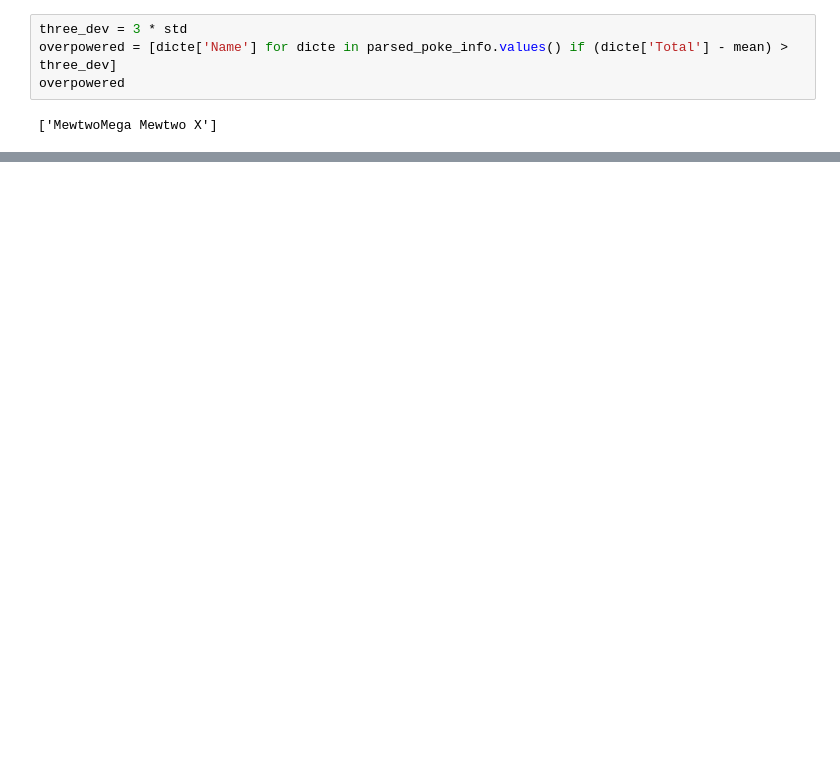
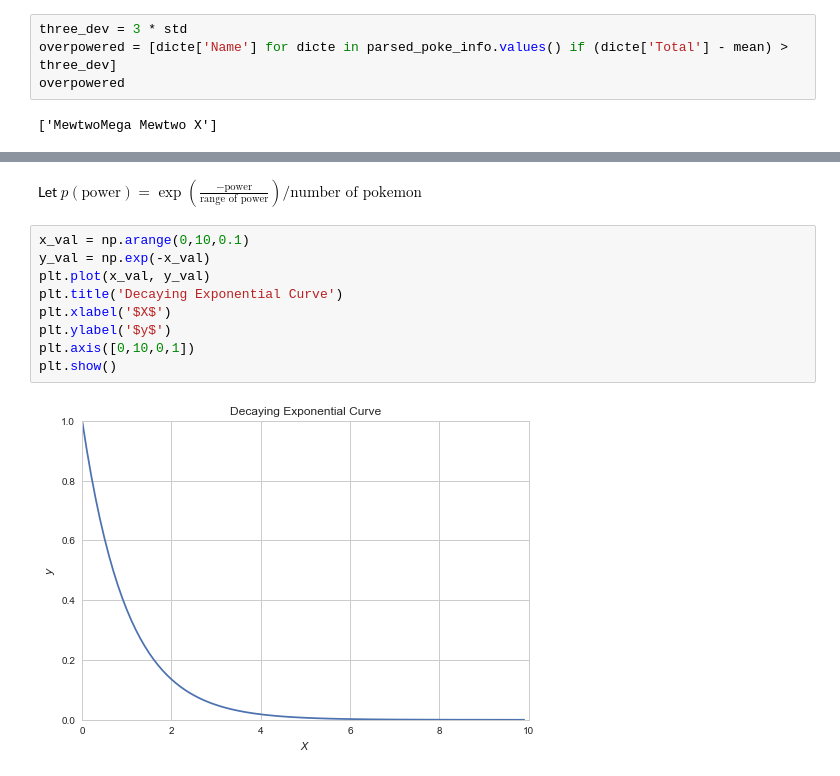
Before and after one commit to ljiahest/GA_2017, a Jupyter notebook: project-1-v2-starter-code.ipynb, the cells around one changed output, grey strips where cells are left out. Cells and saved outputs as stored; diff of their text form; blank space fills up the shorter version.

```diff
--- a/project-1-v2-starter-code.ipynb
+++ b/project-1-v2-starter-code.ipynb
@@ -702,0 +842,13 @@ def set_prob (pokedexNumber):
+# %% [markdown]
+Let $p(\text{power}) = \exp \left( \frac{-\text{power}}{\text{range of power}}\right) / \text{number of pokemon} $
+# %%
+x_val = np.arange(0,10,0.1)
+y_val = np.exp(-x_val)
+plt.plot(x_val, y_val)
+plt.title('Decaying Exponential Curve')
+plt.xlabel('$X$')
+plt.ylabel('$y$')
+plt.axis([0,10,0,1])
+plt.show()
+# %% [output]
+[figure, added]
```
Also changed, not shown: parts of 32 cells of this notebook.
